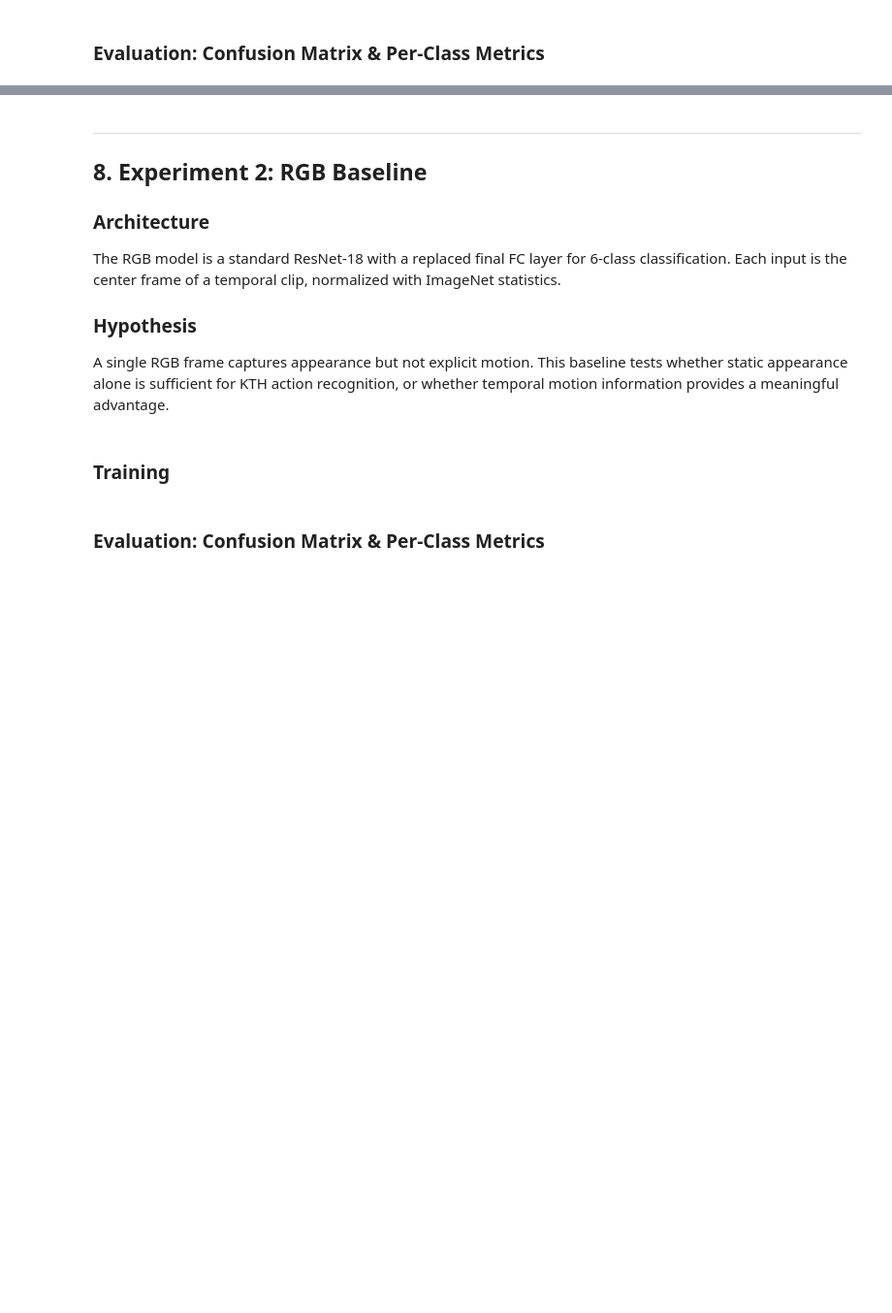
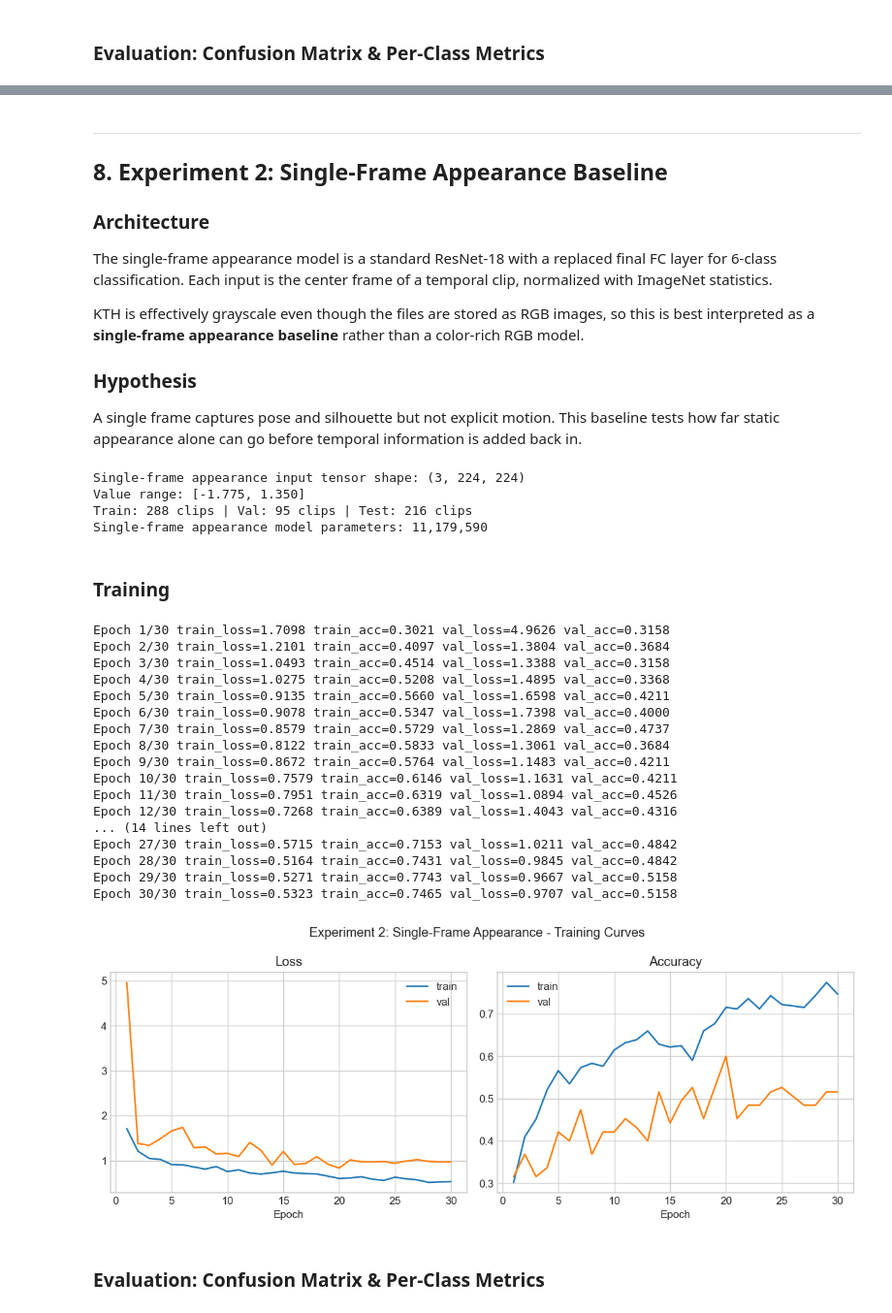
Before and after one commit to amahdi4/ActionFlow, a Jupyter notebook: ActionFlow.ipynb, the cells around one changed output, grey strips where cells are left out. Shown at 97% size. Cells and saved outputs as stored; diff of their text form; code cells hidden in the pictures; blank space fills up the shorter version.

```diff
--- a/ActionFlow.ipynb
+++ b/ActionFlow.ipynb
@@ -523,59 +645,90 @@ print(f'\nBest flow checkpoint saved at epoch {flow_ckpt["epoch"]}')
 # %% [markdown]
 ---
 
-## 8. Experiment 2: RGB Baseline
+## 8. Experiment 2: Single-Frame Appearance Baseline
 
 ### Architecture
 
-The RGB model is a standard ResNet-18 with a replaced final FC layer for 6-class classification. Each input is the center frame of a temporal clip, normalized with ImageNet statistics.
+The single-frame appearance model is a standard ResNet-18 with a replaced final FC layer for 6-class classification. Each input is the center frame of a temporal clip, normalized with ImageNet statistics.
+
+KTH is effectively grayscale even though the files are stored as RGB images, so this is best interpreted as a **single-frame appearance baseline** rather than a color-rich RGB model.
 
 ### Hypothesis
 
-A single RGB frame captures appearance but not explicit motion. This baseline tests whether static appearance alone is sufficient for KTH action recognition, or whether temporal motion information provides a meaningful advantage.
+A single frame captures pose and silhouette but not explicit motion. This baseline tests how far static appearance alone can go before temporal information is added back in.
 # %%
-# Experiment 2: RGB Baseline
+# Experiment 2: Single-Frame Appearance Baseline
 seed_everything(config.seed)
 
-config.mode = "rgb"
+config.mode = "appearance_single"
 config.input_channels = 3
-config.output_dir = Path("outputs/rgb")
+config.output_dir = Path("outputs/appearance_single")
 config.output_dir.mkdir(parents=True, exist_ok=True)
 
-rgb_train_ds = RGBClipDataset(frame_train_dirs, frame_train_labels, config, train=True)
-rgb_test_ds = RGBClipDataset(frame_test_dirs, frame_test_labels, config, train=False)
+appearance_single_train_ds = RGBClipDataset(frame_train_dirs, frame_train_labels, config, train=True)
+appearance_single_val_ds = RGBClipDataset(frame_val_dirs, frame_val_labels, config, train=False)
+appearance_single_test_ds = RGBClipDataset(frame_test_dirs, frame_test_labels, config, train=False)
 
-rgb_train_loader = DataLoader(rgb_train_ds, batch_size=config.batch_size, shuffle=True, num_workers=config.num_workers)
-rgb_test_loader = DataLoader(rgb_test_ds, batch_size=config.batch_size, shuffle=False, num_workers=config.num_workers)
+appearance_single_train_loader = build_loader(appearance_single_train_ds, config, shuffle=True)
+appearance_single_val_loader = build_loader(appearance_single_val_ds, config, shuffle=False)
+appearance_single_test_loader = build_loader(appearance_single_test_ds, config, shuffle=False)
 
-sample, label = rgb_train_ds[0]
-print(f"RGB input tensor shape: {tuple(sample.shape)} (3 channels x H x W)")
+sample, label = appearance_single_train_ds[0]
+print(f"Single-frame appearance input tensor shape: {tuple(sample.shape)}")
 print(f"Value range: [{sample.min():.3f}, {sample.max():.3f}]")
-print(f"Train: {len(rgb_train_ds)} clips | Test: {len(rgb_test_ds)} clips")
+print(f"Train: {len(appearance_single_train_ds)} clips | Val: {len(appearance_single_val_ds)} clips | Test: {len(appearance_single_test_ds)} clips")
 
-rgb_model = build_resnet18_flow(
+appearance_single_model = build_resnet18_flow(
     num_classes=config.num_classes,
     input_channels=3,
     pretrained=config.pretrained_backbone,
 )
-total_params = sum(parameter.numel() for parameter in rgb_model.parameters())
-print(f"RGB model parameters: {total_params:,}")
+total_params = sum(parameter.numel() for parameter in appearance_single_model.parameters())
+print(f"Single-frame appearance model parameters: {total_params:,}")
+# %% [output]
+Single-frame appearance input tensor shape: (3, 224, 224)
+Value range: [-1.775, 1.350]
+Train: 288 clips | Val: 95 clips | Test: 216 clips
+Single-frame appearance model parameters: 11,179,590
 # %% [markdown]
 ### Training
 # %%
-rgb_trainer = Trainer(
-    model=rgb_model,
-    train_loader=rgb_train_loader,
-    val_loader=rgb_test_loader,
+appearance_single_trainer = Trainer(
+    model=appearance_single_model,
+    train_loader=appearance_single_train_loader,
+    val_loader=appearance_single_val_loader,
     config=config,
     device=config.device,
 )
-rgb_history = rgb_trainer.train()
+appearance_single_history = appearance_single_trainer.train()
 
-fig = plot_training_curves(rgb_history, save_path=config.output_dir / "training_curves_rgb.png")
-fig.suptitle("Experiment 2: RGB Baseline - Training Curves", fontsize=12)
+fig = plot_training_curves(
+    appearance_single_history,
+    save_path=config.output_dir / "training_curves_appearance_single.png",
+)
+fig.suptitle("Experiment 2: Single-Frame Appearance - Training Curves", fontsize=12)
 fig.tight_layout()
 display(fig)
 plt.close(fig)
+# %% [output]
+Epoch 1/30 train_loss=1.7098 train_acc=0.3021 val_loss=4.9626 val_acc=0.3158
+Epoch 2/30 train_loss=1.2101 train_acc=0.4097 val_loss=1.3804 val_acc=0.3684
+Epoch 3/30 train_loss=1.0493 train_acc=0.4514 val_loss=1.3388 val_acc=0.3158
+Epoch 4/30 train_loss=1.0275 train_acc=0.5208 val_loss=1.4895 val_acc=0.3368
+Epoch 5/30 train_loss=0.9135 train_acc=0.5660 val_loss=1.6598 val_acc=0.4211
+Epoch 6/30 train_loss=0.9078 train_acc=0.5347 val_loss=1.7398 val_acc=0.4000
+Epoch 7/30 train_loss=0.8579 train_acc=0.5729 val_loss=1.2869 val_acc=0.4737
+Epoch 8/30 train_loss=0.8122 train_acc=0.5833 val_loss=1.3061 val_acc=0.3684
+Epoch 9/30 train_loss=0.8672 train_acc=0.5764 val_loss=1.1483 val_acc=0.4211
+Epoch 10/30 train_loss=0.7579 train_acc=0.6146 val_loss=1.1631 val_acc=0.4211
+Epoch 11/30 train_loss=0.7951 train_acc=0.6319 val_loss=1.0894 val_acc=0.4526
+Epoch 12/30 train_loss=0.7268 train_acc=0.6389 val_loss=1.4043 val_acc=0.4316
+... (14 lines left out)
+Epoch 27/30 train_loss=0.5715 train_acc=0.7153 val_loss=1.0211 val_acc=0.4842
+Epoch 28/30 train_loss=0.5164 train_acc=0.7431 val_loss=0.9845 val_acc=0.4842
+Epoch 29/30 train_loss=0.5271 train_acc=0.7743 val_loss=0.9667 val_acc=0.5158
+Epoch 30/30 train_loss=0.5323 train_acc=0.7465 val_loss=0.9707 val_acc=0.5158
+[figure, added]
 # %% [markdown]
 ### Evaluation: Confusion Matrix & Per-Class Metrics
 # %%
```
Also changed, not shown: parts of 36 cells of this notebook, 8 other files.
